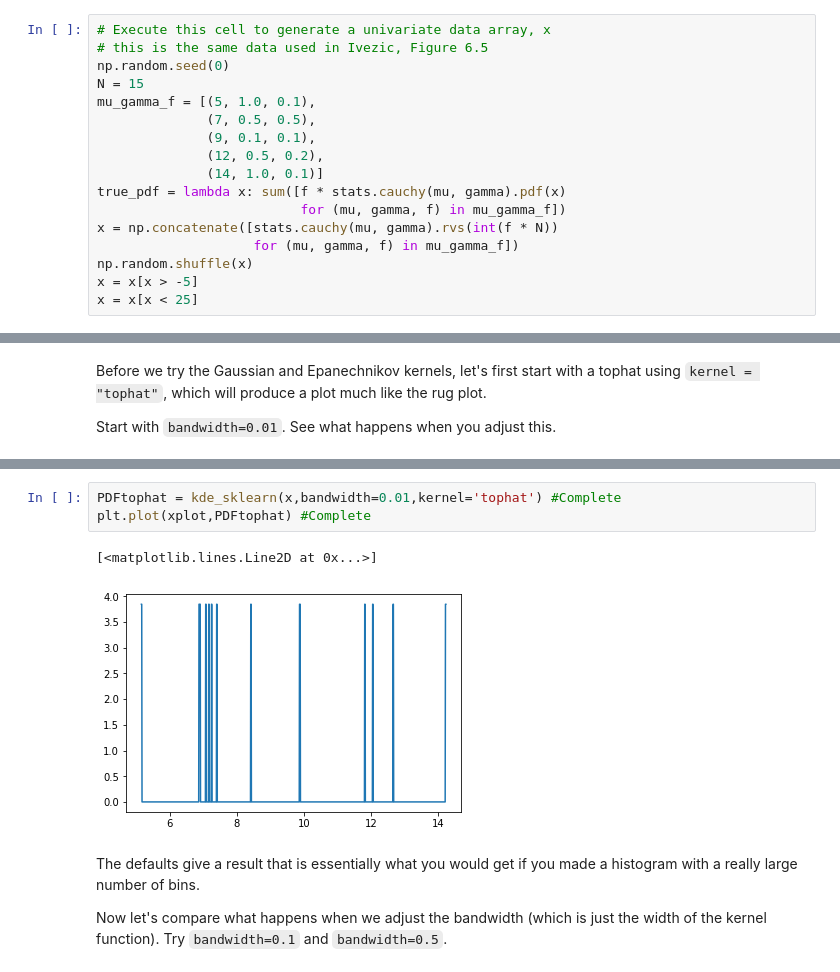
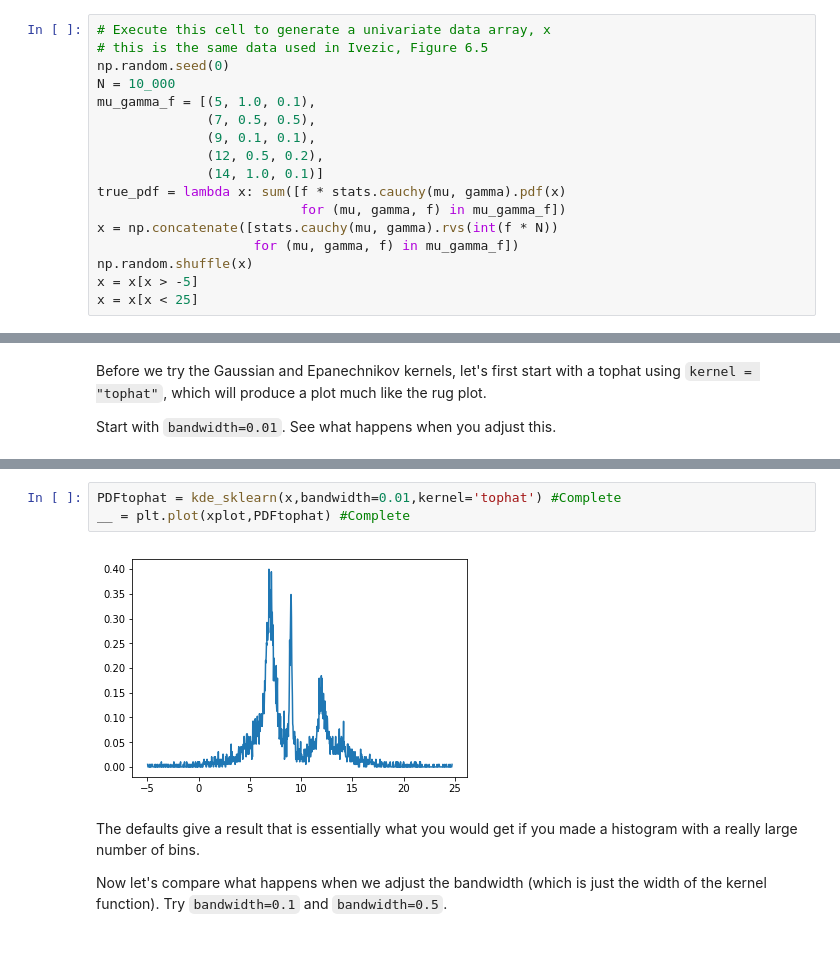
Before and after one commit to pranphy/PHYST580-F18, a Jupyter notebook: notebooks/HistogramExample.ipynb, the cells around one changed output, grey strips where cells are left out. Saved outputs shown, nothing was run; the diff lists cells and outputs as text.

```diff
--- a/notebooks/HistogramExample.ipynb
+++ b/notebooks/HistogramExample.ipynb
@@ -21,7 +21,7 @@ Let's work through some examples to see what problems we encounter and how we mi
 # Execute this cell to generate a univariate data array, x
 # this is the same data used in Ivezic, Figure 6.5
 np.random.seed(0)
-N = 15
+N = 10_000
 mu_gamma_f = [(5, 1.0, 0.1),
               (7, 0.5, 0.5),
               (9, 0.1, 0.1),
@@ -228,9 +193,8 @@ print(xplot)
 # %%
 PDFtophat = kde_sklearn(x,bandwidth=0.01,kernel='tophat') #Complete
-plt.plot(xplot,PDFtophat) #Complete
+__ = plt.plot(xplot,PDFtophat) #Complete
 # %% [output]
-[<matplotlib.lines.Line2D at 0x...>]
-[figure, old version]
+[figure, new version]
 # %% [markdown]
 The defaults give a result that is essentially what you would get if you made a histogram with a really large number of bins.
 
```
Also changed, not shown: parts of 15 cells of this notebook.
